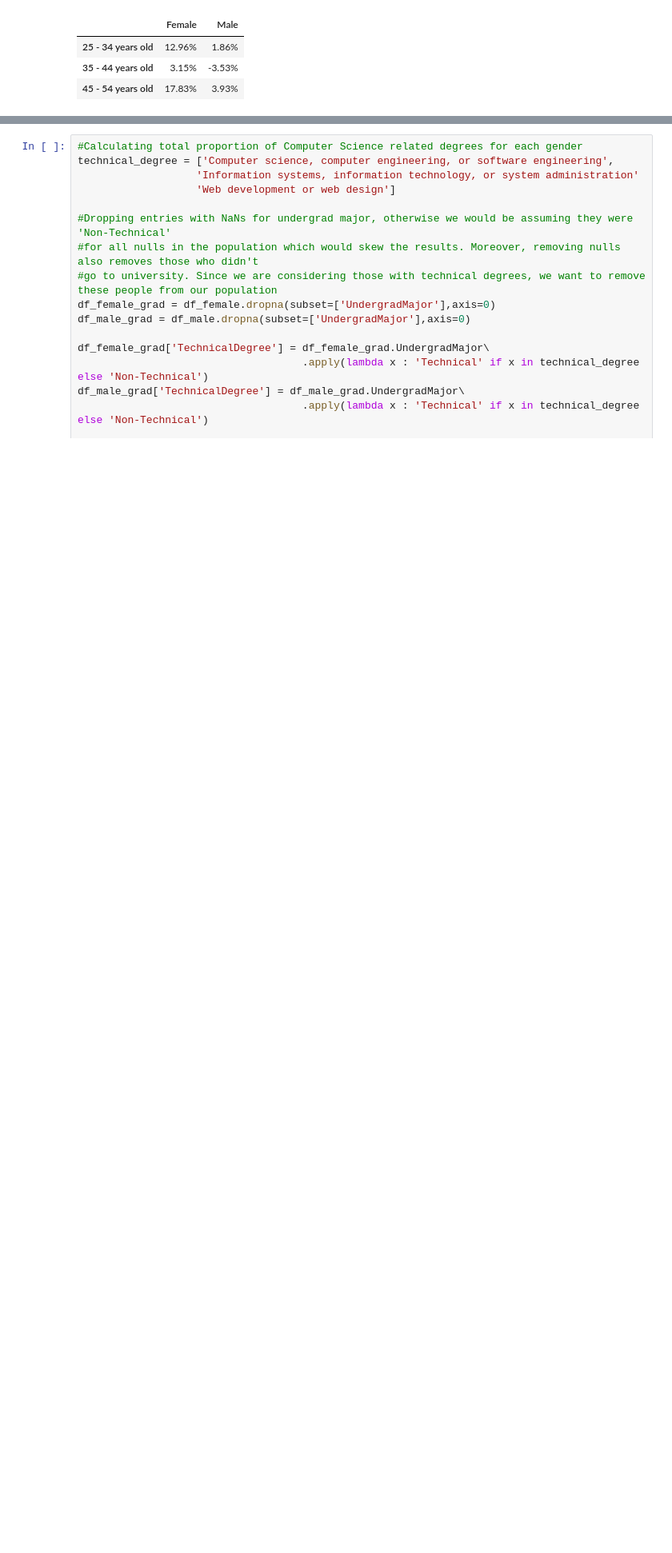
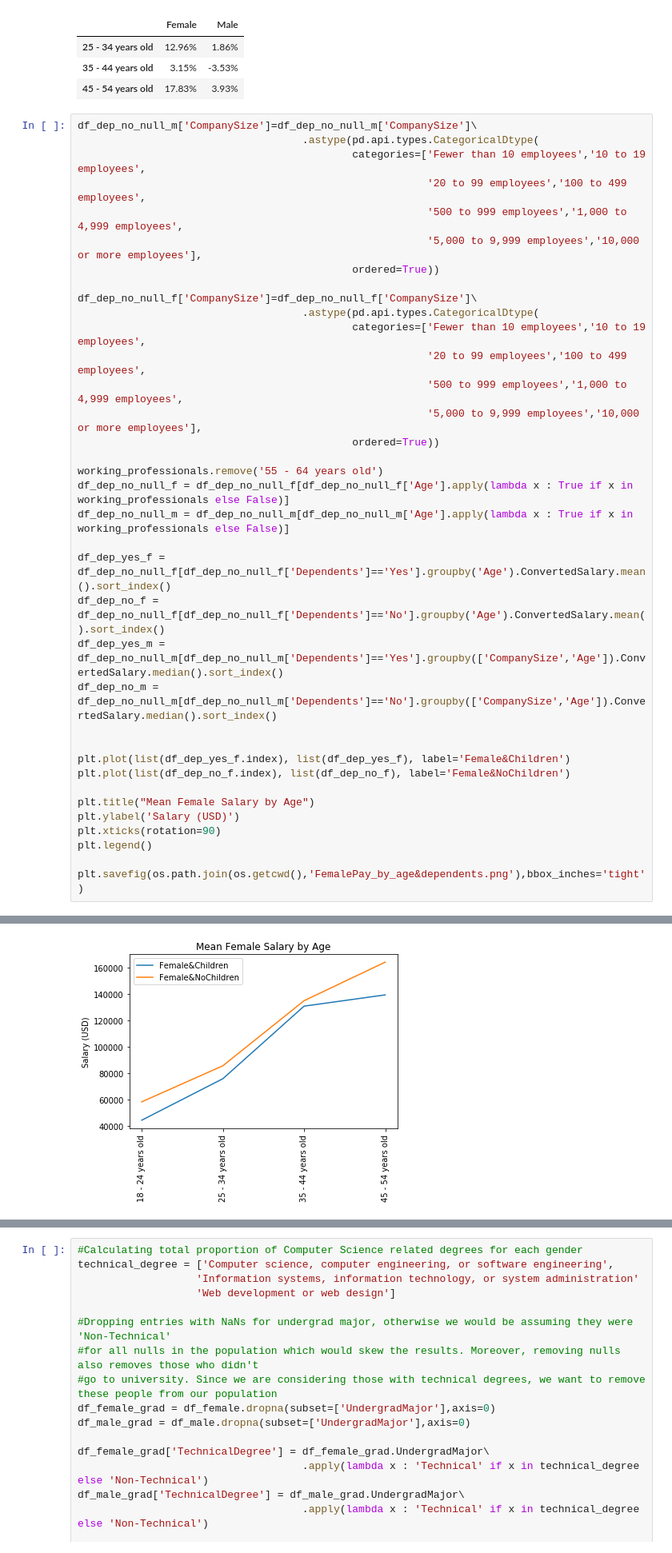
Before and after one commit to dltheobald-Deloitte/GenderGapAnalysis, a Jupyter notebook: Blog_prep.ipynb, the cells around one changed output, grey strips where cells are left out. Shown at 80% size. Cells and saved outputs as stored; diff of their text form; blank space fills up the shorter version.

Commit message:
Reformatting Questions and adding extra graphs

```diff
--- a/Blog_prep.ipynb
+++ b/Blog_prep.ipynb
@@ -304,3 +304,40 @@ df_dep_cost
 | 25 - 34 years old | 12.96% | 1.86% |
 | 35 - 44 years old | 3.15% | -3.53% |
 | 45 - 54 years old | 17.83% | 3.93% |
+# %%
+df_dep_no_null_m['CompanySize']=df_dep_no_null_m['CompanySize']\
+                                    .astype(pd.api.types.CategoricalDtype(
+                                            categories=['Fewer than 10 employees','10 to 19 employees',
+                                                        '20 to 99 employees','100 to 499 employees',
+                                                        '500 to 999 employees','1,000 to 4,999 employees',
+                                                        '5,000 to 9,999 employees','10,000 or more employees'],
+                                            ordered=True))
+
+df_dep_no_null_f['CompanySize']=df_dep_no_null_f['CompanySize']\
+                                    .astype(pd.api.types.CategoricalDtype(
+                                            categories=['Fewer than 10 employees','10 to 19 employees',
+                                                        '20 to 99 employees','100 to 499 employees',
+                                                        '500 to 999 employees','1,000 to 4,999 employees',
+                                                        '5,000 to 9,999 employees','10,000 or more employees'],
+                                            ordered=True))
+
+working_professionals.remove('55 - 64 years old')
+df_dep_no_null_f = df_dep_no_null_f[df_dep_no_null_f['Age'].apply(lambda x : True if x in working_professionals else False)]
+df_dep_no_null_m = df_dep_no_null_m[df_dep_no_null_m['Age'].apply(lambda x : True if x in working_professionals else False)]
+
+df_dep_yes_f = df_dep_no_null_f[df_dep_no_null_f['Dependents']=='Yes'].groupby('Age').ConvertedSalary.mean().sort_index()
+df_dep_no_f = df_dep_no_null_f[df_dep_no_null_f['Dependents']=='No'].groupby('Age').ConvertedSalary.mean().sort_index()
+df_dep_yes_m = df_dep_no_null_m[df_dep_no_null_m['Dependents']=='Yes'].groupby(['CompanySize','Age']).ConvertedSalary.median().sort_index()
+df_dep_no_m = df_dep_no_null_m[df_dep_no_null_m['Dependents']=='No'].groupby(['CompanySize','Age']).ConvertedSalary.median().sort_index()
+
+
+plt.plot(list(df_dep_yes_f.index), list(df_dep_yes_f), label='Female&Children')
+plt.plot(list(df_dep_no_f.index), list(df_dep_no_f), label='Female&NoChildren')
+
+plt.title("Mean Female Salary by Age")
+plt.ylabel('Salary (USD)')
+plt.xticks(rotation=90)
+plt.legend()
+
+plt.savefig(os.path.join(os.getcwd(),'FemalePay_by_age&dependents.png'),bbox_inches='tight')
+# %% [output]
@@ -306,0 +354 @@ df_dep_cost
+[figure, added]
```
Also changed, not shown: parts of 7 cells of this notebook, 2 other files.
